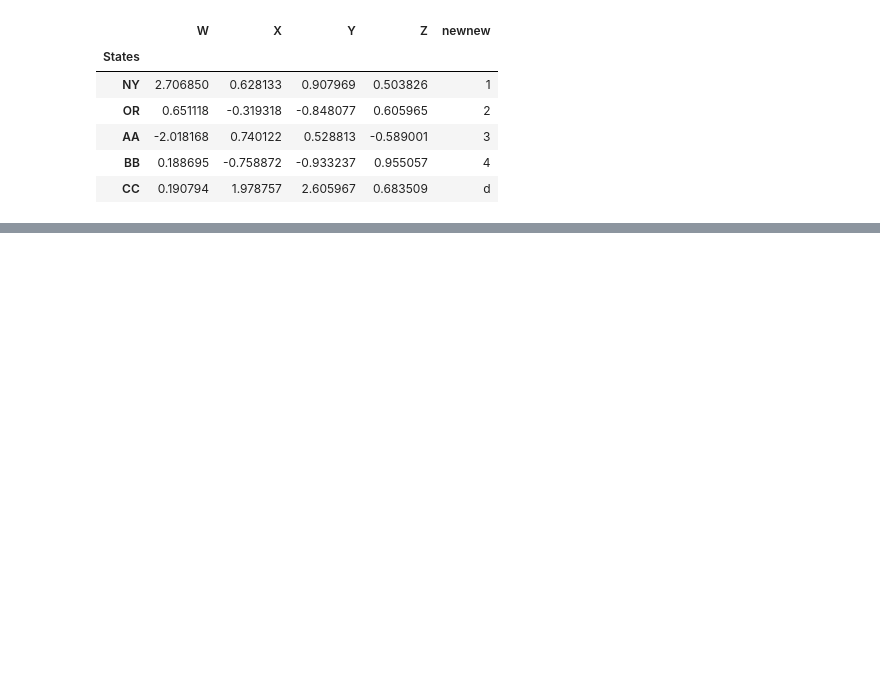
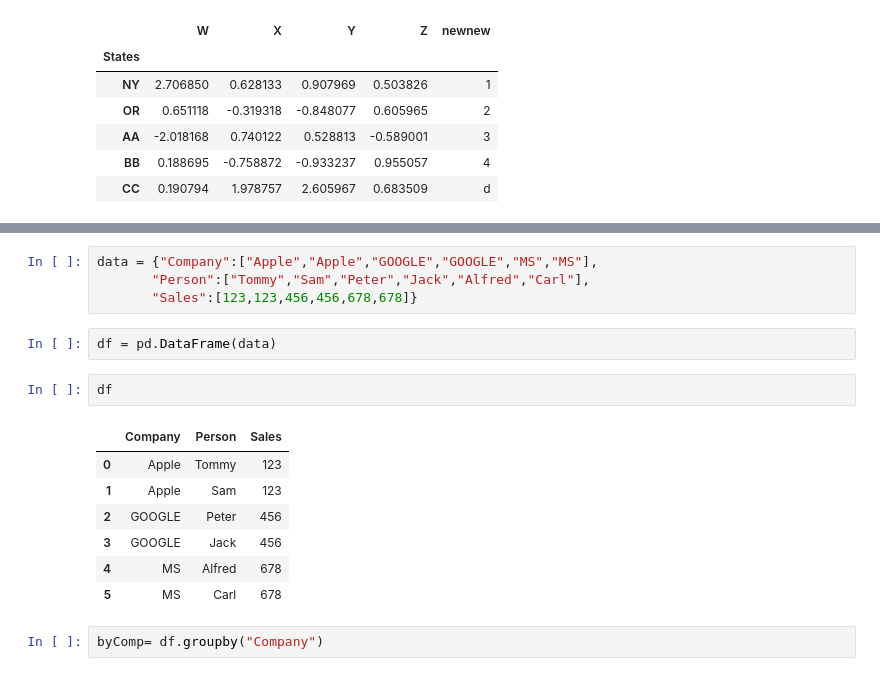
Before and after one commit to wwkb123/Python_And_MachineLearning_practice, a Jupyter notebook: pandas.ipynb, the cells around one changed output, grey strips where cells are left out. Drawn from its saved outputs; the diff is of its cells as text; blank space fills up the shorter version.

```diff
--- a/pandas.ipynb
+++ b/pandas.ipynb
@@ -185,0 +278,18 @@ df.set_index("States")
+# %%
+data = {"Company":["Apple","Apple","GOOGLE","GOOGLE","MS","MS"],
+       "Person":["Tommy","Sam","Peter","Jack","Alfred","Carl"],
+       "Sales":[123,123,456,456,678,678]}
+# %%
+df = pd.DataFrame(data)
+# %%
+df
+# %% [output]
+|  | Company | Person | Sales |
+| 0 | Apple | Tommy | 123 |
+| 1 | Apple | Sam | 123 |
+| 2 | GOOGLE | Peter | 456 |
+| 3 | GOOGLE | Jack | 456 |
+| 4 | MS | Alfred | 678 |
+| 5 | MS | Carl | 678 |
+# %%
+byComp= df.groupby("Company")
```
Also changed, not shown: parts of 22 cells of this notebook.
